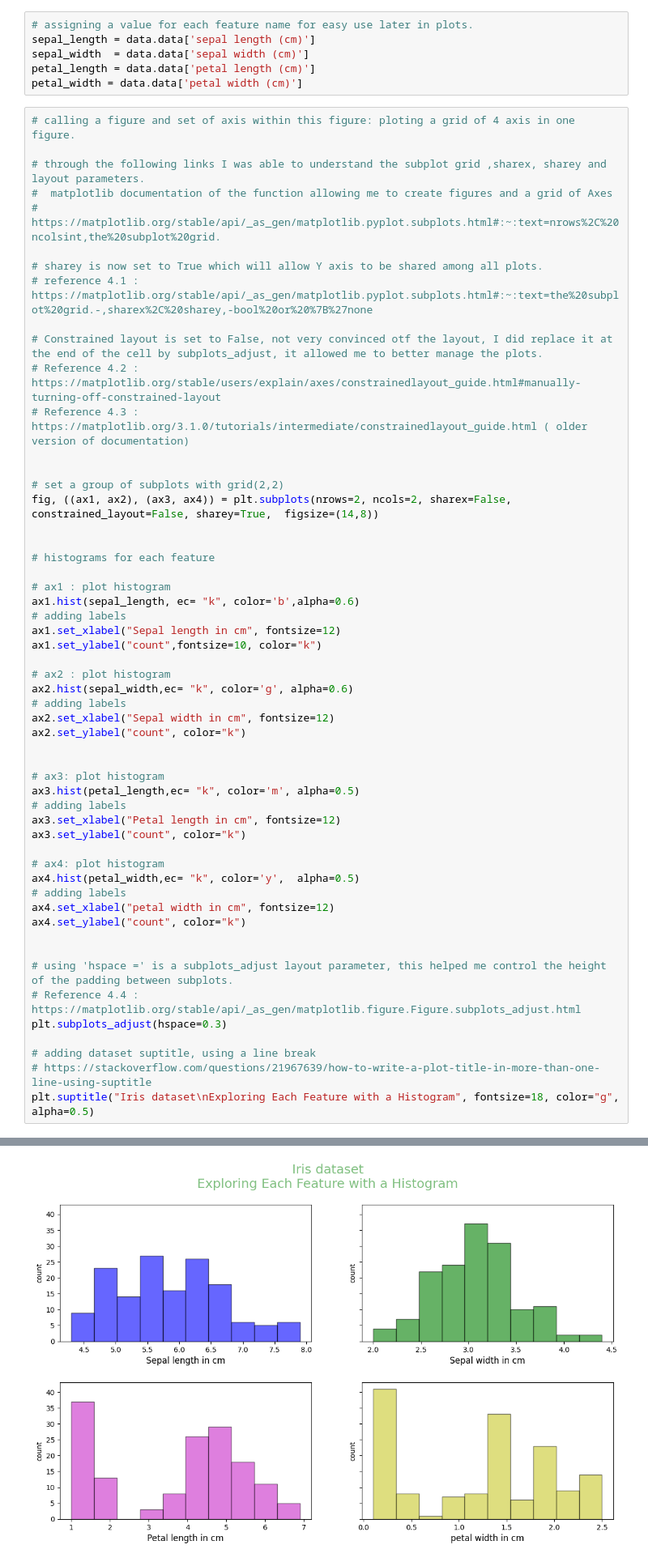
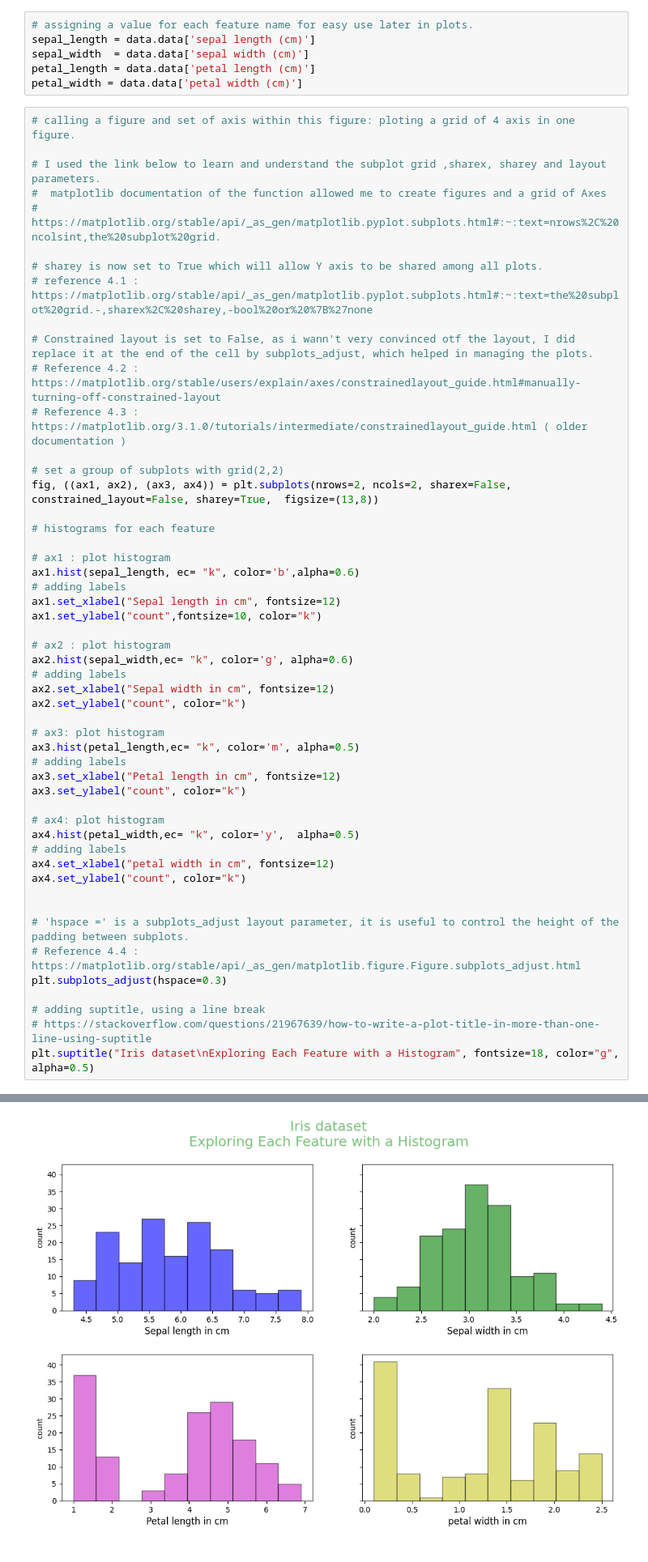
Before and after one commit to Maroua-El-Imame/principles_of_data_analytics, a Jupyter notebook: tasks.ipynb, the cells around one changed output, grey strips where cells are left out. Shown at 81% size. Drawn from its saved outputs; the diff is of its cells as text.

Commit message:
Reviewed referenced links in code cells comments; updated and refined  README

```diff
--- a/tasks.ipynb
+++ b/tasks.ipynb
@@ -225,21 +272,19 @@ petal_width = data.data['petal width (cm)']
 # %%
 # calling a figure and set of axis within this figure: ploting a grid of 4 axis in one figure.
 
-# through the following links I was able to understand the subplot grid ,sharex, sharey and layout parameters.
-#  matplotlib documentation of the function allowing me to create figures and a grid of Axes
+# I used the link below to learn and understand the subplot grid ,sharex, sharey and layout parameters.
+#  matplotlib documentation of the function allowed me to create figures and a grid of Axes
 #  https://matplotlib.org/stable/api/_as_gen/matplotlib.pyplot.subplots.html#:~:text=nrows%2C%20ncolsint,the%20subplot%20grid.
 
 # sharey is now set to True which will allow Y axis to be shared among all plots.
 # reference 4.1 : https://matplotlib.org/stable/api/_as_gen/matplotlib.pyplot.subplots.html#:~:text=the%20subplot%20grid.-,sharex%2C%20sharey,-bool%20or%20%7B%27none
 
-# Constrained layout is set to False, not very convinced otf the layout, I did replace it at the end of the cell by subplots_adjust, it allowed me to better manage the plots.
+# Constrained layout is set to False, as i wann't very convinced otf the layout, I did replace it at the end of the cell by subplots_adjust, which helped in managing the plots.
 # Reference 4.2 : https://matplotlib.org/stable/users/explain/axes/constrainedlayout_guide.html#manually-turning-off-constrained-layout
-# Reference 4.3 : https://matplotlib.org/3.1.0/tutorials/intermediate/constrainedlayout_guide.html ( older version of documentation)
-
+# Reference 4.3 : https://matplotlib.org/3.1.0/tutorials/intermediate/constrainedlayout_guide.html ( older documentation )
 
 # set a group of subplots with grid(2,2)
-fig, ((ax1, ax2), (ax3, ax4)) = plt.subplots(nrows=2, ncols=2, sharex=False, constrained_layout=False, sharey=True,  figsize=(14,8))
-
+fig, ((ax1, ax2), (ax3, ax4)) = plt.subplots(nrows=2, ncols=2, sharex=False, constrained_layout=False, sharey=True,  figsize=(13,8))
 
 # histograms for each feature
 
@@ -248,37 +293,36 @@ ax1.hist(sepal_length, ec= "k", color='b',alpha=0.6)
 # adding labels
 ax1.set_xlabel("Sepal length in cm", fontsize=12)
 ax1.set_ylabel("count",fontsize=10, color="k")
 
 # ax2 : plot histogram
 ax2.hist(sepal_width,ec= "k", color='g', alpha=0.6)
 # adding labels
 ax2.set_xlabel("Sepal width in cm", fontsize=12)
 ax2.set_ylabel("count", color="k")
 
-
 # ax3: plot histogram
 ax3.hist(petal_length,ec= "k", color='m', alpha=0.5)
 # adding labels
 ax3.set_xlabel("Petal length in cm", fontsize=12)
 ax3.set_ylabel("count", color="k")
 
 # ax4: plot histogram
 ax4.hist(petal_width,ec= "k", color='y',  alpha=0.5)
 # adding labels
 ax4.set_xlabel("petal width in cm", fontsize=12)
 ax4.set_ylabel("count", color="k")
 
 
-# using 'hspace =' is a subplots_adjust layout parameter, this helped me control the height of the padding between subplots.
+# 'hspace =' is a subplots_adjust layout parameter, it is useful to control the height of the padding between subplots.
 # Reference 4.4 : https://matplotlib.org/stable/api/_as_gen/matplotlib.figure.Figure.subplots_adjust.html
 plt.subplots_adjust(hspace=0.3)
 
-# adding dataset suptitle, using a line break
+# adding suptitle, using a line break
 # https://stackoverflow.com/questions/21967639/how-to-write-a-plot-title-in-more-than-one-line-using-suptitle
 plt.suptitle("Iris dataset\nExploring Each Feature with a Histogram", fontsize=18, color="g", alpha=0.5)
 # %% [output]
 Text(0.5, 0.98, 'Iris dataset\nExploring Each Feature with a Histogram')
-[figure, old version]
+[figure, new version]
 # %% [markdown]
 # Task 5: Investigate Relationships
 
```
Also changed, not shown: parts of 45 cells of this notebook, 1 other file.
